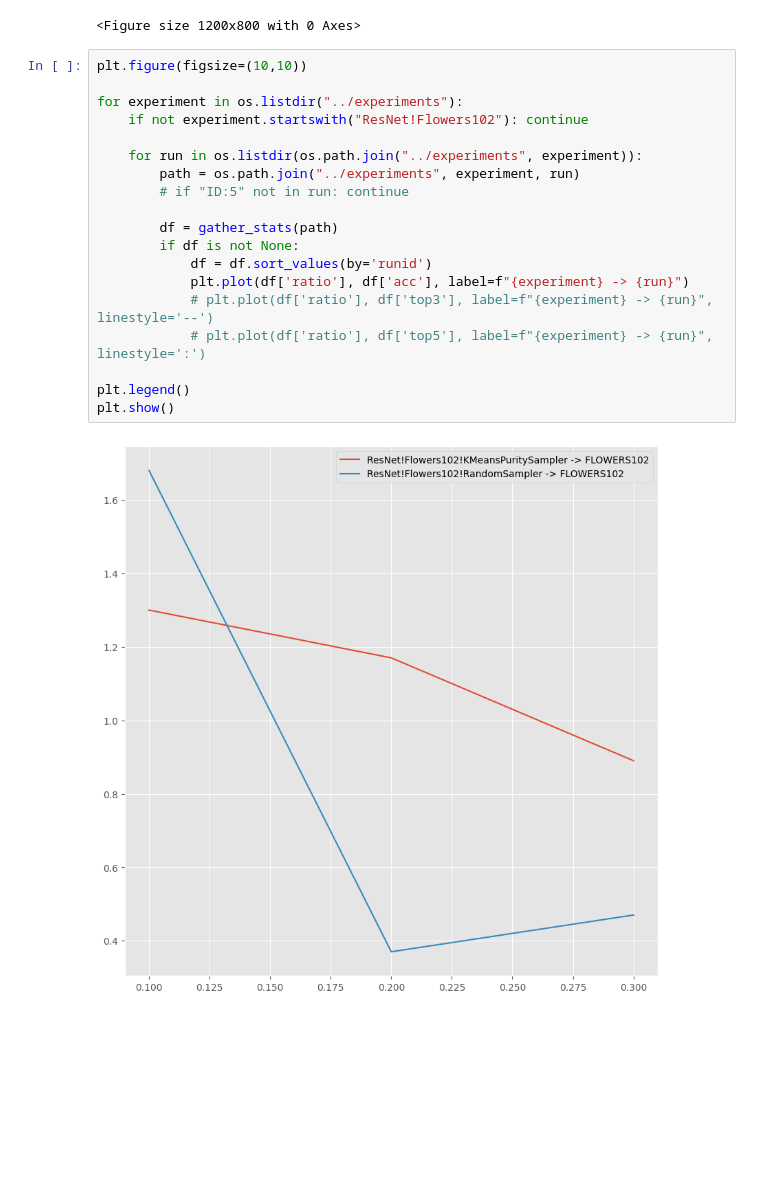
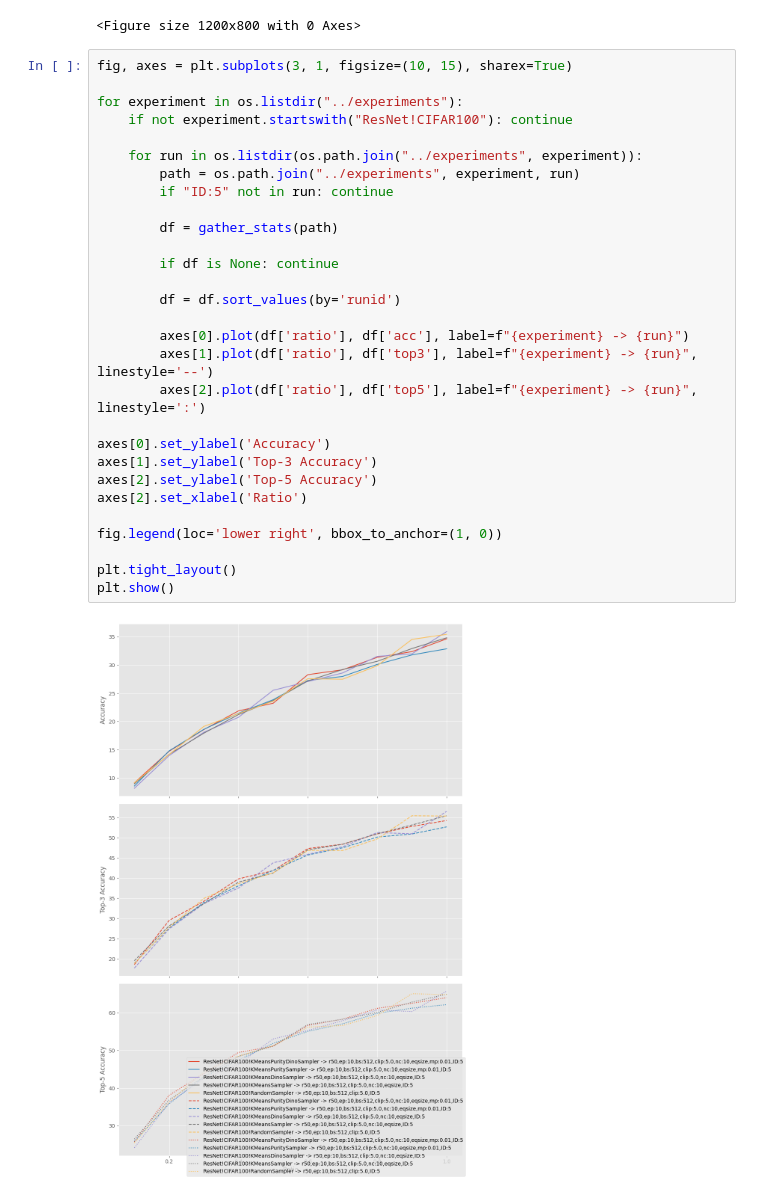
Before and after one commit to Drske/KISS, a Jupyter notebook: notebooks/results.ipynb, the cells around one changed output. Saved outputs shown, nothing was run; the diff lists cells and outputs as text; blank space fills up the shorter version.

```diff
--- a/notebooks/results.ipynb
+++ b/notebooks/results.ipynb
@@ -66,24 +66,34 @@ def gather_stats(experiment_path):
 # %% [output]
 <Figure size 1200x800 with 0 Axes>
 # %%
-plt.figure(figsize=(10,10))
+fig, axes = plt.subplots(3, 1, figsize=(10, 15), sharex=True)
 
 for experiment in os.listdir("../experiments"):
-    if not experiment.startswith("ResNet!Flowers102"): continue
+    if not experiment.startswith("ResNet!CIFAR100"): continue
 
     for run in os.listdir(os.path.join("../experiments", experiment)):
         path = os.path.join("../experiments", experiment, run)
-        # if "ID:5" not in run: continue
+        if "ID:5" not in run: continue
 
         df = gather_stats(path)
-        if df is not None:
-            df = df.sort_values(by='runid')
-            plt.plot(df['ratio'], df['acc'], label=f"{experiment} -> {run}")
-            # plt.plot(df['ratio'], df['top3'], label=f"{experiment} -> {run}", linestyle='--')
-            # plt.plot(df['ratio'], df['top5'], label=f"{experiment} -> {run}", linestyle=':')
 
-plt.legend()
+        if df is None: continue
+
+        df = df.sort_values(by='runid')
+
+        axes[0].plot(df['ratio'], df['acc'], label=f"{experiment} -> {run}")
+        axes[1].plot(df['ratio'], df['top3'], label=f"{experiment} -> {run}", linestyle='--')
+        axes[2].plot(df['ratio'], df['top5'], label=f"{experiment} -> {run}", linestyle=':')
+
+axes[0].set_ylabel('Accuracy')
+axes[1].set_ylabel('Top-3 Accuracy')
+axes[2].set_ylabel('Top-5 Accuracy')
+axes[2].set_xlabel('Ratio')
+
+fig.legend(loc='lower right', bbox_to_anchor=(1, 0))
+
+plt.tight_layout()
 plt.show()
 # %% [output]
-[figure, old version]
+[figure, new version]
 # %%
```
Also changed, not shown: parts of 3 cells of this notebook, 7 other files.
